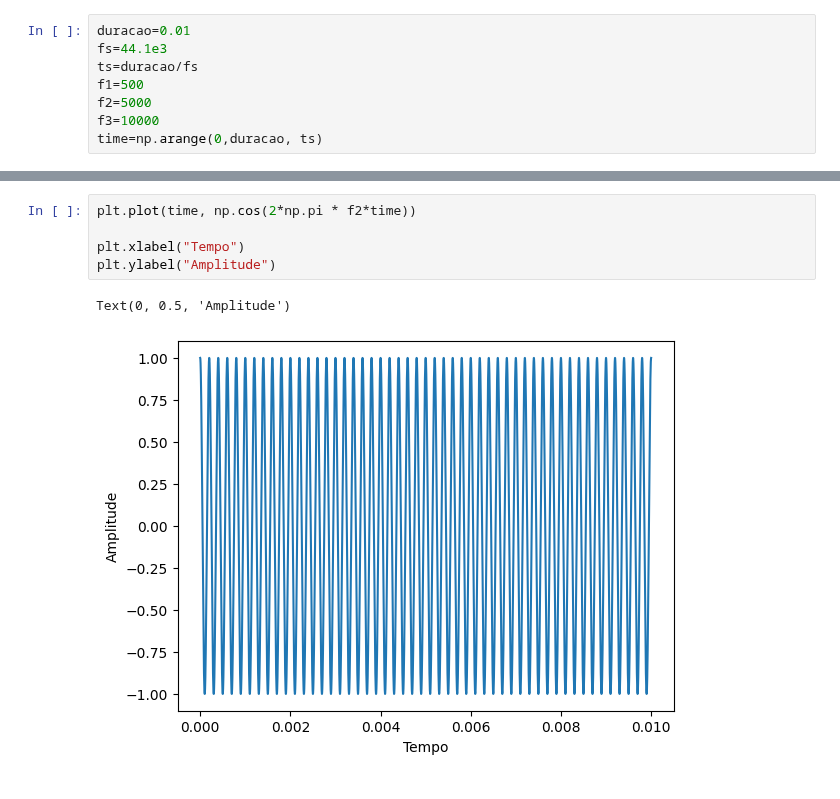
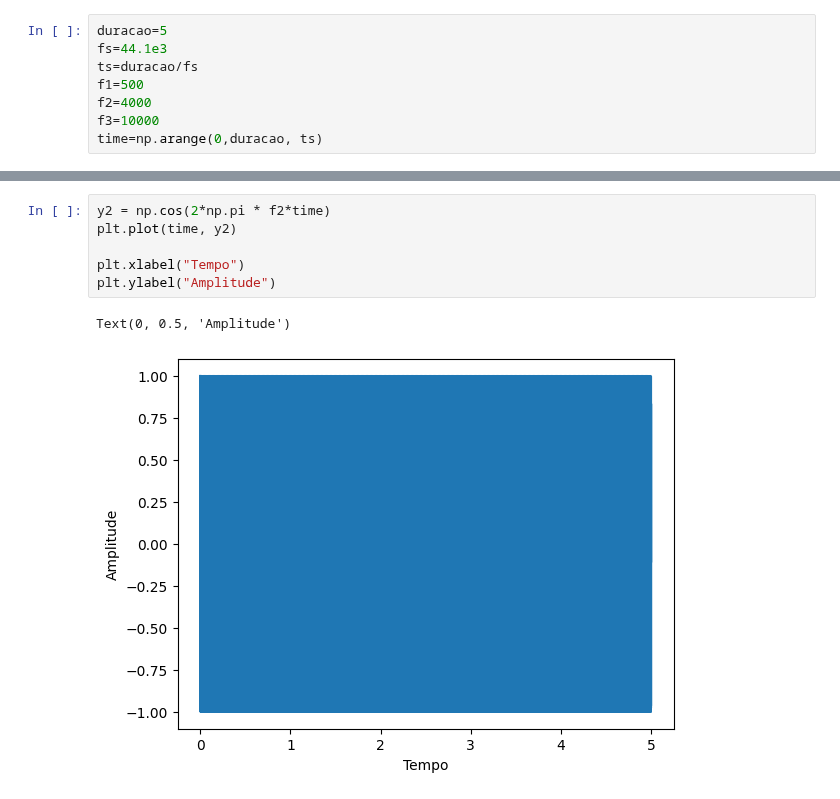
Before and after one commit to RicardoV1e1r4/Processamento_de_Sinais_I, a Jupyter notebook: praticas/pratica01/Python/Exe1.ipynb, the cells around one changed output, grey strips where cells are left out. Saved outputs shown, nothing was run; the diff lists cells and outputs as text.

```diff
--- a/praticas/pratica01/Python/Exe1.ipynb
+++ b/praticas/pratica01/Python/Exe1.ipynb
@@ -15,9 +13,9 @@ pede nos itens abaixo:
 # %%
-duracao=0.01
+duracao=5
 fs=44.1e3
 ts=duracao/fs
 f1=500
-f2=5000
+f2=4000
 f3=10000
 time=np.arange(0,duracao, ts)
 # %%
@@ -32,9 +30,10 @@ Text(0, 0.5, 'Amplitude')
 # %%
-plt.plot(time, np.cos(2*np.pi * f2*time))
+y2 = np.cos(2*np.pi * f2*time)
+plt.plot(time, y2)
 
 plt.xlabel("Tempo")
 plt.ylabel("Amplitude")
 # %% [output]
 Text(0, 0.5, 'Amplitude')
-[figure, old version]
+[figure, new version]
 # %%
```
Also changed, not shown: parts of 10 cells of this notebook.
